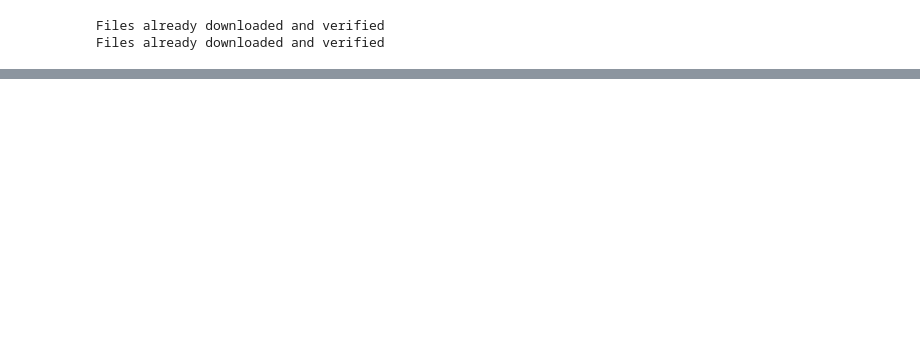
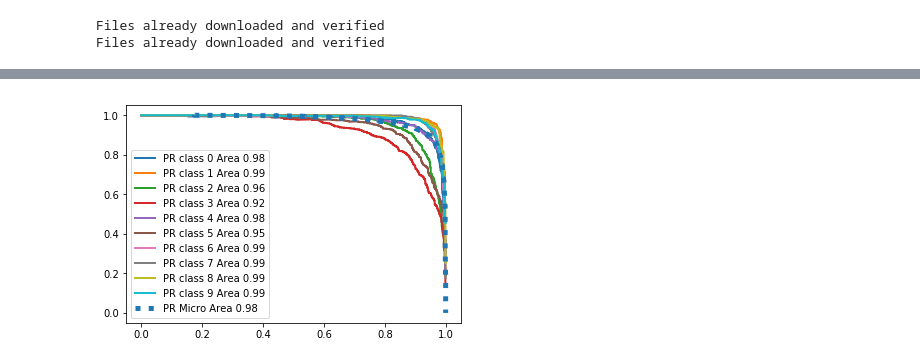
Before and after one commit to zingp/ml-py-lib, a Jupyter notebook: PyTorchCS/GoogLeNetCifar10.ipynb, the cells around one changed output, grey strips where cells are left out. Cells and saved outputs as stored; diff of their text form; code cells hidden in the pictures; blank space fills up the shorter version.

```diff
--- a/PyTorchCS/GoogLeNetCifar10.ipynb
+++ b/PyTorchCS/GoogLeNetCifar10.ipynb
@@ -234,0 +330,4 @@ Epoch:100|Train Loss:0.018891807007467655|Train Acc:0.994025408670931|Val Loss:0
+# %%
+obj.plt_pr()
+# %% [output]
+[figure, added]
```
Also changed, not shown: parts of 7 cells of this notebook.
